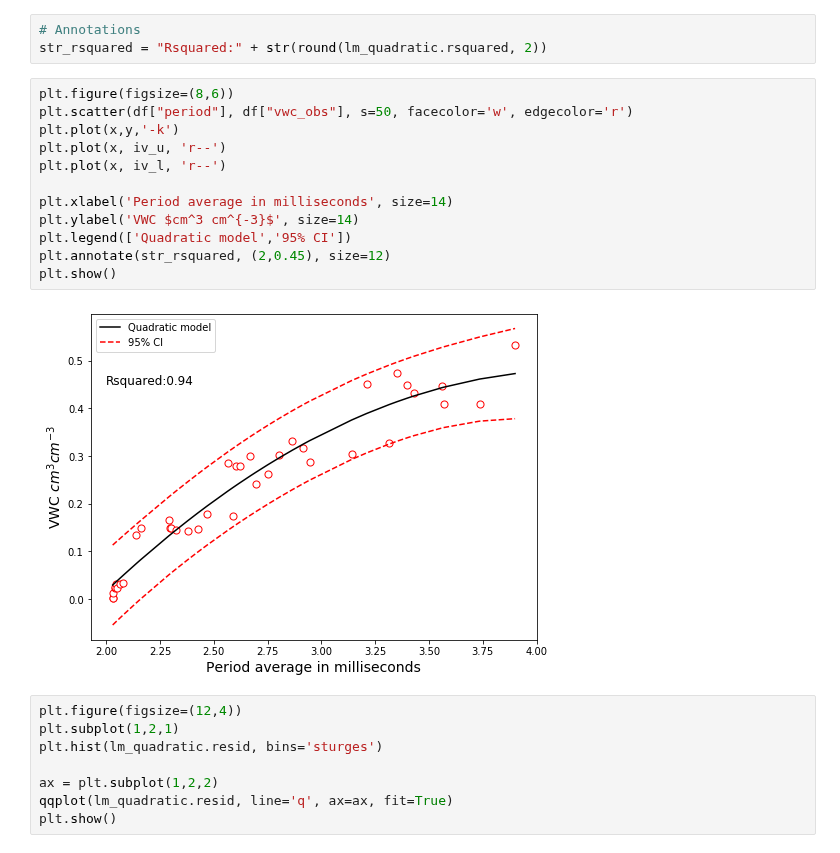
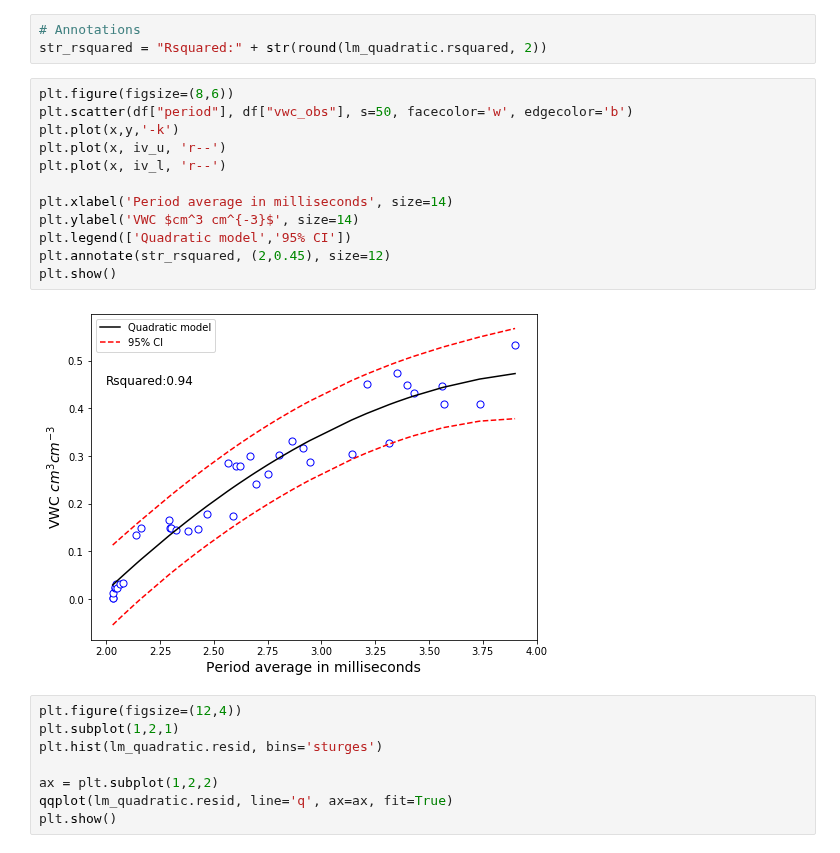
Before and after one commit to andres-patrignani/pynotes, a Jupyter notebook: notebooks/linear_regression_sensor_calibration.ipynb, the cells around one changed output. Cells and saved outputs as stored; diff of their text form.

```diff
--- a/notebooks/linear_regression_sensor_calibration.ipynb
+++ b/notebooks/linear_regression_sensor_calibration.ipynb
@@ -191,18 +193,18 @@ prstd, iv_l, iv_u = wls_prediction_std(lm_quadratic)
 str_rsquared = "Rsquared:" + str(round(lm_quadratic.rsquared, 2))
 # %%
 plt.figure(figsize=(8,6))
-plt.scatter(df["period"], df["vwc_obs"], s=50, facecolor='w', edgecolor='r')
+plt.scatter(df["period"], df["vwc_obs"], s=50, facecolor='w', edgecolor='b')
 plt.plot(x,y,'-k')
 plt.plot(x, iv_u, 'r--')
 plt.plot(x, iv_l, 'r--')
 
 plt.xlabel('Period average in milliseconds', size=14)
 plt.ylabel('VWC $cm^3 cm^{-3}$', size=14)
 plt.legend(['Quadratic model','95% CI'])
 plt.annotate(str_rsquared, (2,0.45), size=12)
 plt.show()
 # %% [output]
-[figure, old version]
+[figure, new version]
 # %%
 plt.figure(figsize=(12,4))
 plt.subplot(1,2,1)
```
Also changed, not shown: parts of 2 cells of this notebook, 3 other files.
